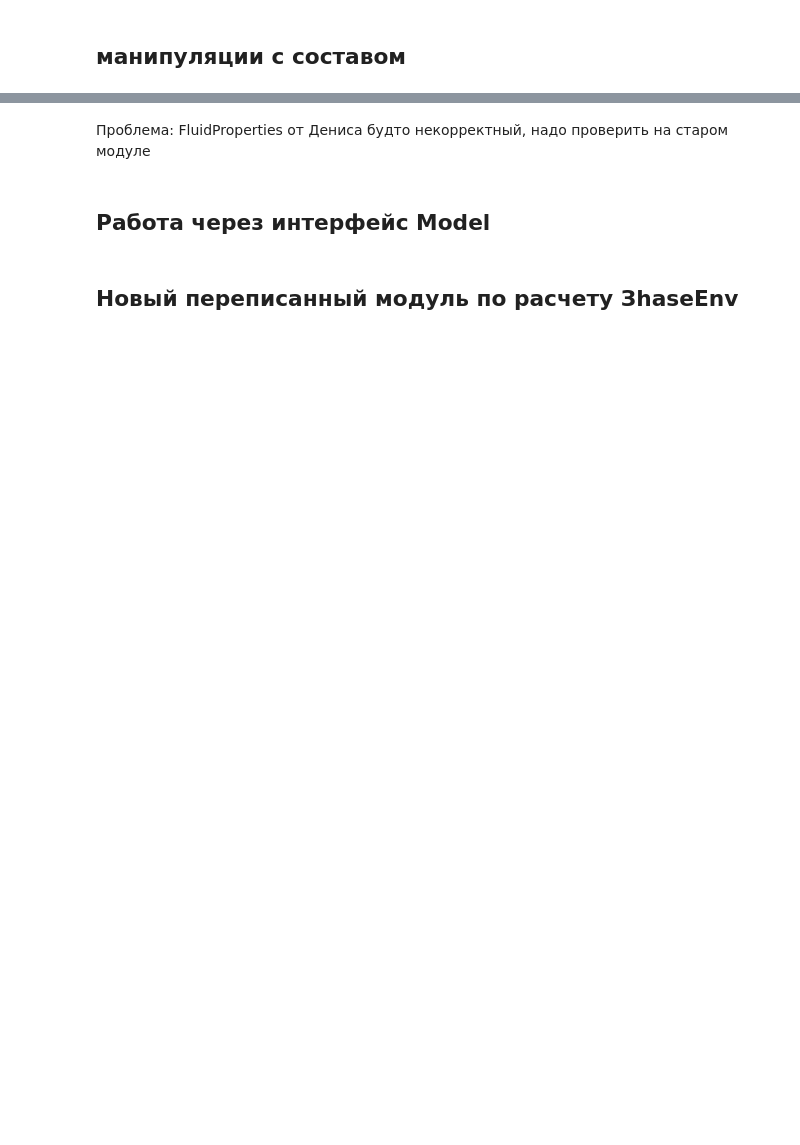
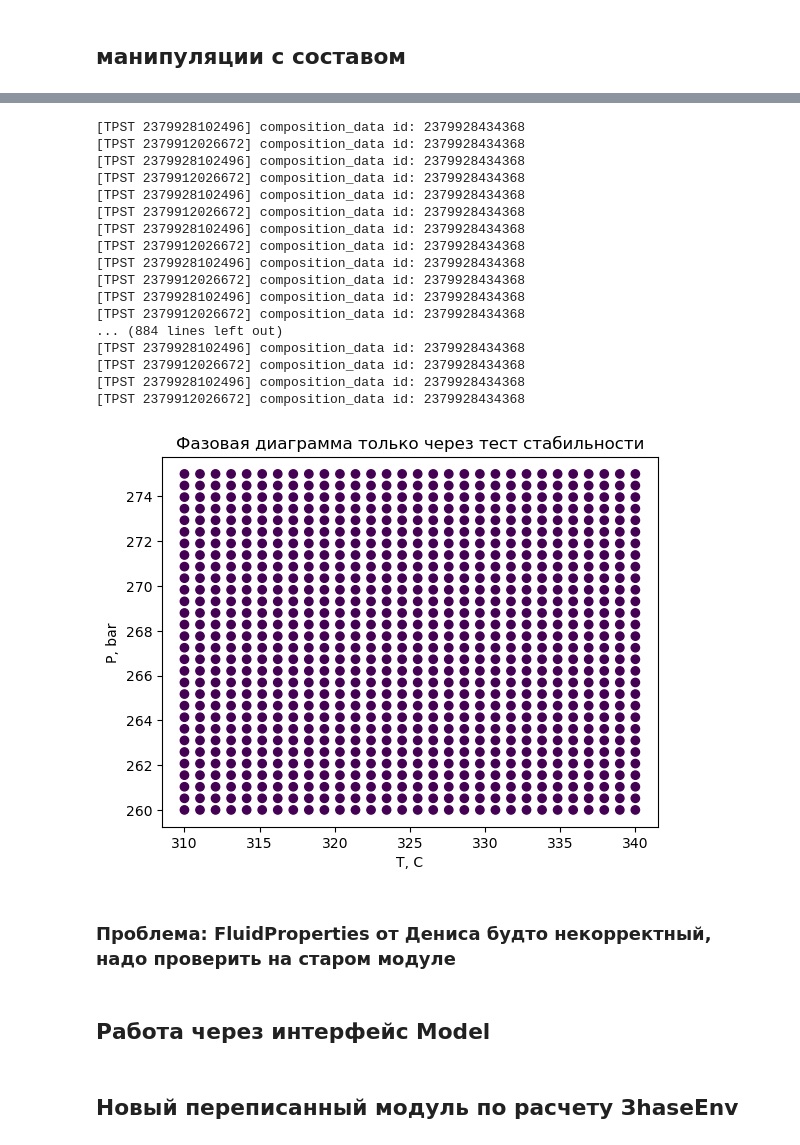
Before and after one commit to SidorenkoDD/PVTcalc, a Jupyter notebook: test_notebook.ipynb, the cells around one changed output, grey strips where cells are left out. Drawn from its saved outputs; the diff is of its cells as text; code cells hidden in the pictures; blank space fills up the shorter version.

Commit message:
проблема найдена, вопрос в копировании состава и прочем

```diff
--- a/test_notebook.ipynb
+++ b/test_notebook.ipynb
@@ -5,7 +5,7 @@ from _src.PhaseStability.TwoPhaseStabilityTestV3 import TwoPhaseStabilityTest
 from _src.VLE.PhaseEquilibriumNewtonV2 import PhaseEquilibriumNewton
 from _src.Utils.FluidPropertiesCalculatorV2 import FluidPropertiesCalculator
 # %%
-xl_loader = CompositionExcelLoader(r'/Users/daniilsidorenko/Desktop/PVT_TSU/diss/prrzlm_mdt.xlsx')
+xl_loader = CompositionExcelLoader(r'C:\Users\user\Desktop\PVT_TSU\diss\krsnln.xlsx')
 comp_dict = xl_loader.load(header=True, sheet = 'to_model')
 # %%
 composition = Composition(comp_dict)
@@ -80,0 +93,61 @@ phase_stab.yi_v
+# %%
+T_min = 310
+T_max = 340
+p_min = 260
+p_max = 275
+import numpy as np
+import matplotlib.pyplot as plt
+
+
+T_minK = float(T_min) + 273.15
+T_maxK = float(T_max) + 273.15
+p_minBar = float(p_min)
+p_maxBar = float(p_max)
+
+p_arr = np.linspace(p_minBar, p_maxBar, 30)
+T_arr = np.linspace(T_minK, T_maxK, 30)
+
+composition = composition.new_composition(composition.composition, deep_copy=True)
+
+result_p_arr = []
+result_T_arr = []
+result_c_arr = []
+
+for p in p_arr:
+    for T in T_arr:
+        composition.T = T
+        stab_test_obj = TwoPhaseStabilityTest(composition=composition, p=p, t=T)
+        stab_test_obj.calculate_phase_stability()
+
+        if stab_test_obj.stable:
+            result_c_arr.append(0.0)
+        else:
+            result_c_arr.append(1.0)
+
+        result_p_arr.append(p)
+        result_T_arr.append(T - 273.15)
+
+plt.scatter(x=result_T_arr, y=result_p_arr, c=result_c_arr)
+plt.xlabel('T, C')
+plt.ylabel('P, bar')
+plt.title('Фазовая диаграмма только через тест стабильности')
+plt.show()
+# %% [output]
+[TPST 2379928102496] composition_data id: 2379928434368
+[TPST 2379912026672] composition_data id: 2379928434368
+[TPST 2379928102496] composition_data id: 2379928434368
+[TPST 2379912026672] composition_data id: 2379928434368
+[TPST 2379928102496] composition_data id: 2379928434368
+[TPST 2379912026672] composition_data id: 2379928434368
+[TPST 2379928102496] composition_data id: 2379928434368
+[TPST 2379912026672] composition_data id: 2379928434368
+[TPST 2379928102496] composition_data id: 2379928434368
+[TPST 2379912026672] composition_data id: 2379928434368
+[TPST 2379928102496] composition_data id: 2379928434368
+[TPST 2379912026672] composition_data id: 2379928434368
+... (884 lines left out)
+[TPST 2379928102496] composition_data id: 2379928434368
+[TPST 2379912026672] composition_data id: 2379928434368
+[TPST 2379928102496] composition_data id: 2379928434368
+[TPST 2379912026672] composition_data id: 2379928434368
+[figure, added]
@@ -86,5 +199,5 @@ flash_data
 # %% [markdown]
-Проблема: FluidProperties от Дениса будто некорректный, надо проверить на старом модуле
+### Проблема: FluidProperties от Дениса будто некорректный, надо проверить на старом модуле
 # %%
 fluid_props = FluidPropertiesCalculator(composition=flash_data['xi_l'], composition_properties= composition.composition_data,
                                         p= condition_p, T=condition_t, eos_object = phase_equil.eos_liquid)
```
Also changed, not shown: parts of 27 cells of this notebook, 6 other files.
